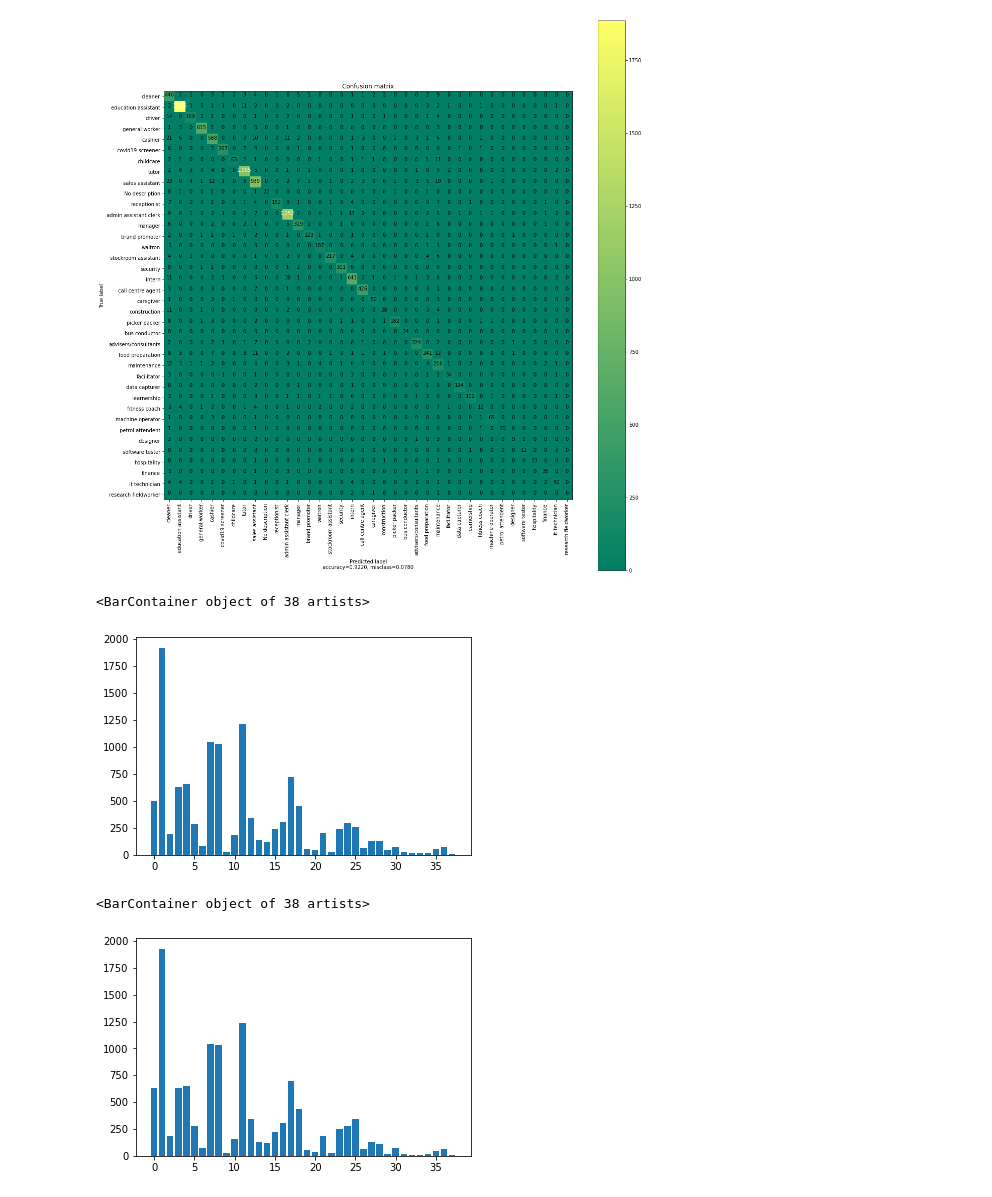
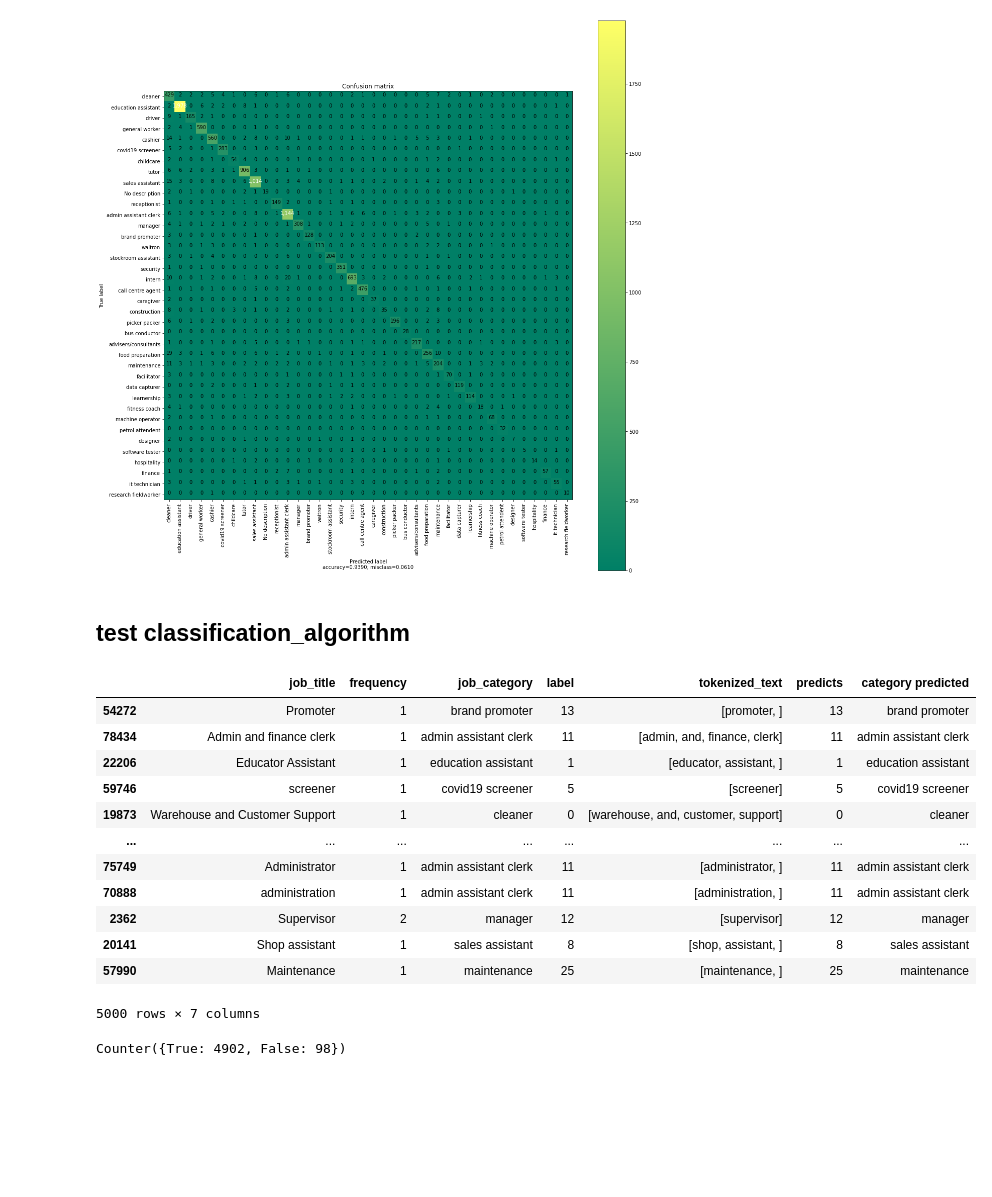
Before and after one commit to hegl-lab/Internship-WS22-Harambee, a Jupyter notebook: word2vec.ipynb, the cells around one changed output. Cells and saved outputs as stored; diff of their text form; code cells hidden in the pictures; blank space fills up the shorter version.

Commit message:
testing classification with xboost classifier
Xboost resulted in better precision and recall scores than randomforst classifier.
Hence we will be usning it.

weightend f1 score is 94%.

```diff
--- a/word2vec.ipynb
+++ b/word2vec.ipynb
@@ -210,18 +121,65 @@ def plot_confusion_matrix(cm,
 # %%
+x = confusion_matrix(y_test, y_pred)
+
 plot_confusion_matrix(x, list(id2label.values()),cmap='summer')
 # %% [output]
-[figure, old version]
+[figure, new version]
-# %%
-from collections import Counter
-y_test_dis = Counter(y_test)
-plt.bar(y_test_dis.keys(), y_test_dis.values())
-# %% [output]
-<BarContainer object of 38 artists>
-[figure, removed]
-# %%
-from collections import Counter
-y_pred_dis = Counter(y_pred)
-plt.bar(y_pred_dis.keys(), y_pred_dis.values())
-# %% [output]
-<BarContainer object of 38 artists>
-[figure, removed]
+# %% [markdown]
+## test classification_algorithm
+# %%
+def get_prediction(model,text):
+
+    ##
+    ## encode text
+    encoded_text = np.array([np.array([w2v_model.wv[i] for i in ls if i in words])
+                         for ls in text])
+
+    ## sentence vector by averaging vector
+    avg_test_vec = []
+    for v in encoded_text:
+        if v.size:
+            avg_test_vec.append(v.mean(axis=0))
+        else:
+            avg_test_vec.append(np.zeros(128, dtype=float))
+    predicts = model.predict(avg_test_vec)
+
+    return predicts
+
+def preb_dataframe(df):
+    df['tokenized_text'] = df.job_title.apply(lambda x:x.split(" "))
+    test_set = df.sample(5000)
+    test_jobs = test_set.tokenized_text.tolist()
+    return df, test_set
+# %%
+path2data = r"C:\Users\samer\Documents\university\anfänger_praktikum\harambee\ej_formal_shareable.csv"
+df_ = pd.read_csv(path2data)
+df_ = df_.drop("Unnamed: 0", axis=1)
+df_ = df_[df_["job_category"].isin(["Unclassified"]) == False]
+df_['label'] = df_['job_category'].apply(lambda x :label2id[x])
+df_['tokenized_text'] = df_.job_title.apply(lambda x:str.lower(x).split(" ")) #
+
+test_set = df_.sample(5000)
+test_jobs = test_set.tokenized_text.tolist()
+
+predicts = get_prediction(rf_model,test_jobs)
+test_set['predicts'] = predicts
+test_set['category predicted'] = test_set['predicts'].apply(lambda x :id2label[x])
+test_set
+# %% [output]
+|  | job_title | frequency | job_category | label | tokenized_text | predicts | category predicted |
+| 54272 | Promoter | 1 | brand promoter | 13 | [promoter, ] | 13 | brand promoter |
+| 78434 | Admin and finance clerk | 1 | admin assistant clerk | 11 | [admin, and, finance, clerk] | 11 | admin assistant clerk |
+| 22206 | Educator Assistant | 1 | education assistant | 1 | [educator, assistant, ] | 1 | education assistant |
+| 59746 | screener | 1 | covid19 screener | 5 | [screener] | 5 | covid19 screener |
+| 19873 | Warehouse and Customer Support | 1 | cleaner | 0 | [warehouse, and, customer, support] | 0 | cleaner |
+| ... | ... | ... | ... | ... | ... | ... | ... |
+| 75749 | Administrator | 1 | admin assistant clerk | 11 | [administrator, ] | 11 | admin assistant clerk |
+| 70888 | administration | 1 | admin assistant clerk | 11 | [administration, ] | 11 | admin assistant clerk |
+| 2362 | Supervisor | 2 | manager | 12 | [supervisor] | 12 | manager |
+| 20141 | Shop assistant | 1 | sales assistant | 8 | [shop, assistant, ] | 8 | sales assistant |
+| 57990 | Maintenance | 1 | maintenance | 25 | [maintenance, ] | 25 | maintenance |
+5000 rows × 7 columns
+# %%
+Counter(list(test_set['job_category'] == test_set['category predicted']))
+# %% [output]
+Counter({True: 4902, False: 98})
```
Also changed, not shown: parts of 17 cells of this notebook, 6 other files.
